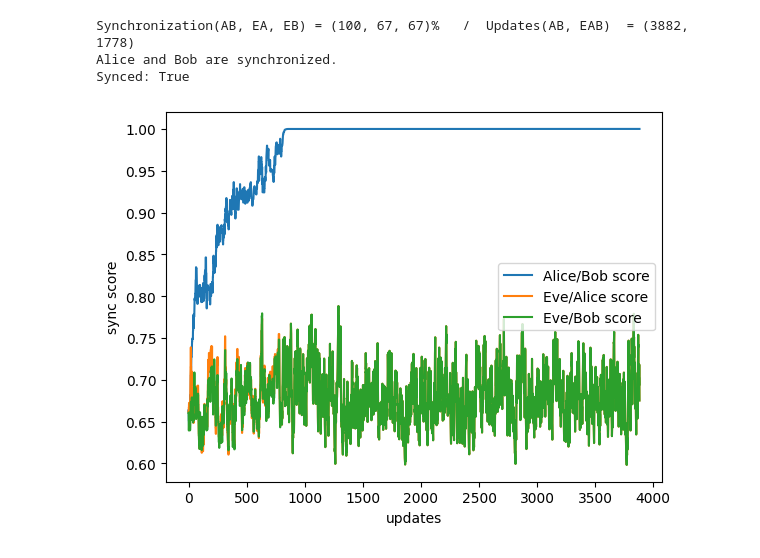
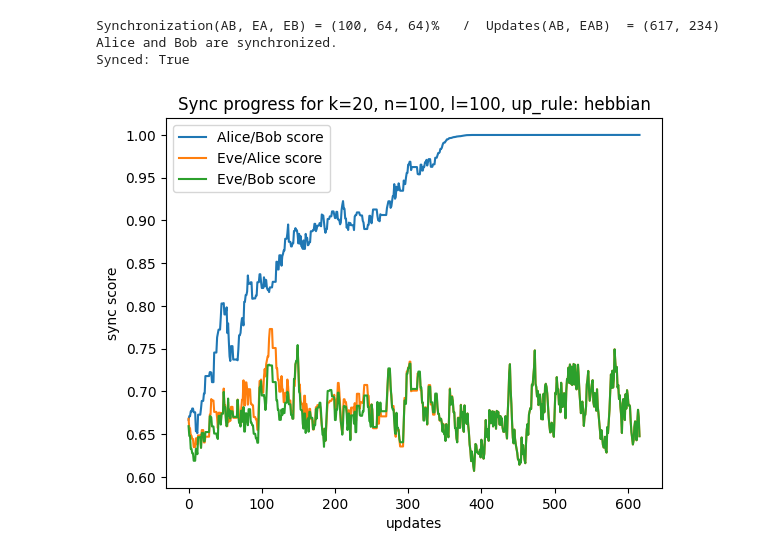
Before and after one commit to xsalonx/parity-machines-MKwAD, a Jupyter notebook: test.ipynb, the cells around one changed output. Cells and saved outputs as stored; diff of their text form; code cells hidden in the pictures.

Commit message:
both client works with showing sync_level

```diff
--- a/test.ipynb
+++ b/test.ipynb
@@ -24,8 +24,6 @@ def test_sync(k, n, l, update_rule='hebbian', echo=False, max_time=float('inf'))
 	scores = []
 	eve_scores = []
 
-	ctr=0
-	Y = []
 	t1 = time.time()
 	while(not sync):
 		X = A.generate_input()
@@ -47,13 +45,7 @@ def test_sync(k, n, l, update_rule='hebbian', echo=False, max_time=float('inf'))
 		score_EB = sync_score(B, E)
 		eve_scores.append((score_EA, score_EB))
 
-		if y_A == y_B:
-			ctr+=1
-		else:
-			ctr = 0
-
-		# sync = score == 1
-		sync = ctr > n + k + l
+		sync = A.synced()
 
 		score_format = lambda s: str(int(s * 100))
 		if echo:
@@ -78,7 +70,11 @@ def test_sync(k, n, l, update_rule='hebbian', echo=False, max_time=float('inf'))
 		  	'eve_updates': eve_updates,
 		    'alice': A, 'bob': B, 'eve': E,
 			'scores': np.array(scores),
-			'eve_scores': np.array(eve_scores)}
+			'eve_scores': np.array(eve_scores),
+			'k': k,
+			'n':n,
+			'l':l,
+			'update_rule':update_rule}
 
 
 def plot_res(res):
@@ -91,16 +87,17 @@ def plot_res(res):
     plt.xlabel('updates')
     plt.ylabel('sync score')
     plt.legend(['Alice/Bob score', 'Eve/Alice score', 'Eve/Bob score'])
+    plt.title(f"Sync progress for k={res['k']}, n={res['n']}, l={res['l']}, up_rule: {res['update_rule']}")
     print('Synced: ' + str(res['synced']))
 # %%
 update_rules = ['hebbian', 'anti_hebbian', 'random_walk']
-res = test_sync(k=20, n=3000, l=30, update_rule=update_rules[0], echo=True, max_time=55)
+res = test_sync(k=20, n=100, l=100, update_rule=update_rules[0], echo=True, max_time=55)
 plot_res(res)
 # %% [output]
-Synchronization(AB, EA, EB) = (100, 67, 67)%   /  Updates(AB, EAB)  = (3882, 1778)
+Synchronization(AB, EA, EB) = (100, 64, 64)%   /  Updates(AB, EAB)  = (617, 234)
 Alice and Bob are synchronized.
 Synced: True
-[figure, old version]
+[figure, new version]
 # %%
 # ctr = 0
 # correct = 0
```
Also changed, not shown: 1 other file.
